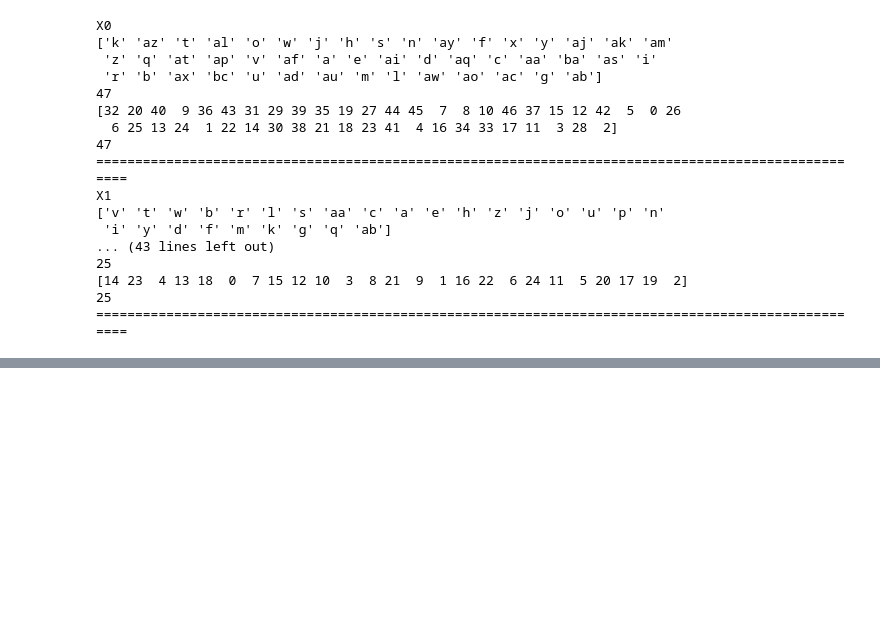
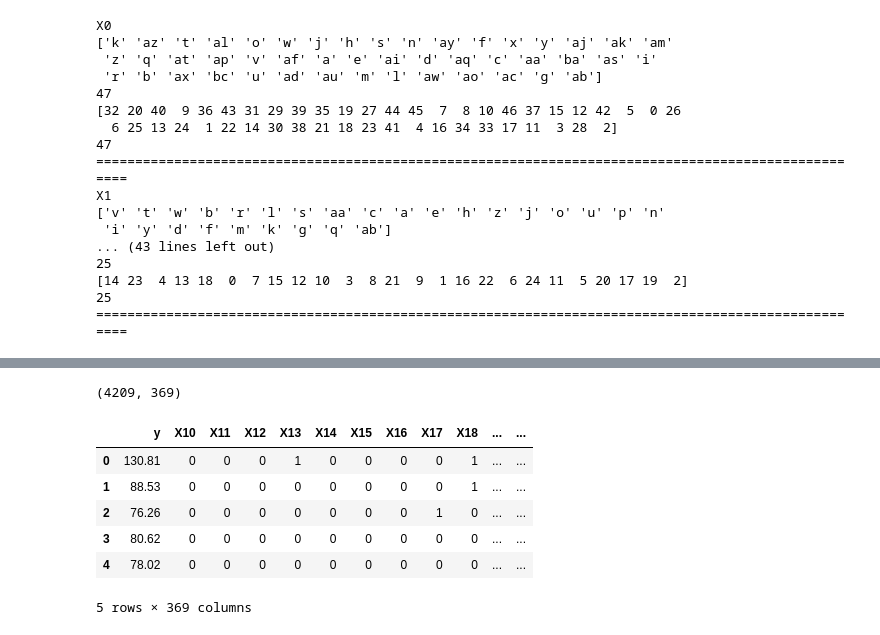
Before and after one commit to faameem/path-to-ai, a Jupyter notebook: kaggle/competitions/featured/mercedes-benz-greener-manufacturing/fm-mercdes-benz-greener-manufacturing.ipynb, the cells around one changed output, grey strips where cells are left out. Cells and saved outputs as stored; diff of their text form; code cells hidden in the pictures; blank space fills up the shorter version.

```diff
--- a/kaggle/competitions/featured/mercedes-benz-greener-manufacturing/fm-mercdes-benz-greener-manufacturing.ipynb
+++ b/kaggle/competitions/featured/mercedes-benz-greener-manufacturing/fm-mercdes-benz-greener-manufacturing.ipynb
@@ -133,0 +167,14 @@ print(_df_1he)
+# %%
+# drop categorical columns
+_df_train = _df_train.drop(['ID','X0','X1','X2','X3','X4','X5','X6','X8'], axis=1)
+print(_df_train.shape)
+_df_train.head()
+# %% [output]
+(4209, 369)
+|  | y | X10 | X11 | X12 | X13 | X14 | X15 | X16 | X17 | X18 | ... | ... |
+| 0 | 130.81 | 0 | 0 | 0 | 1 | 0 | 0 | 0 | 0 | 1 | ... | ... |
+| 1 | 88.53 | 0 | 0 | 0 | 0 | 0 | 0 | 0 | 0 | 1 | ... | ... |
+| 2 | 76.26 | 0 | 0 | 0 | 0 | 0 | 0 | 0 | 1 | 0 | ... | ... |
+| 3 | 80.62 | 0 | 0 | 0 | 0 | 0 | 0 | 0 | 0 | 0 | ... | ... |
+| 4 | 78.02 | 0 | 0 | 0 | 0 | 0 | 0 | 0 | 0 | 0 | ... | ... |
+5 rows × 369 columns
```
Also changed, not shown: parts of 25 cells of this notebook, 1 other file.
